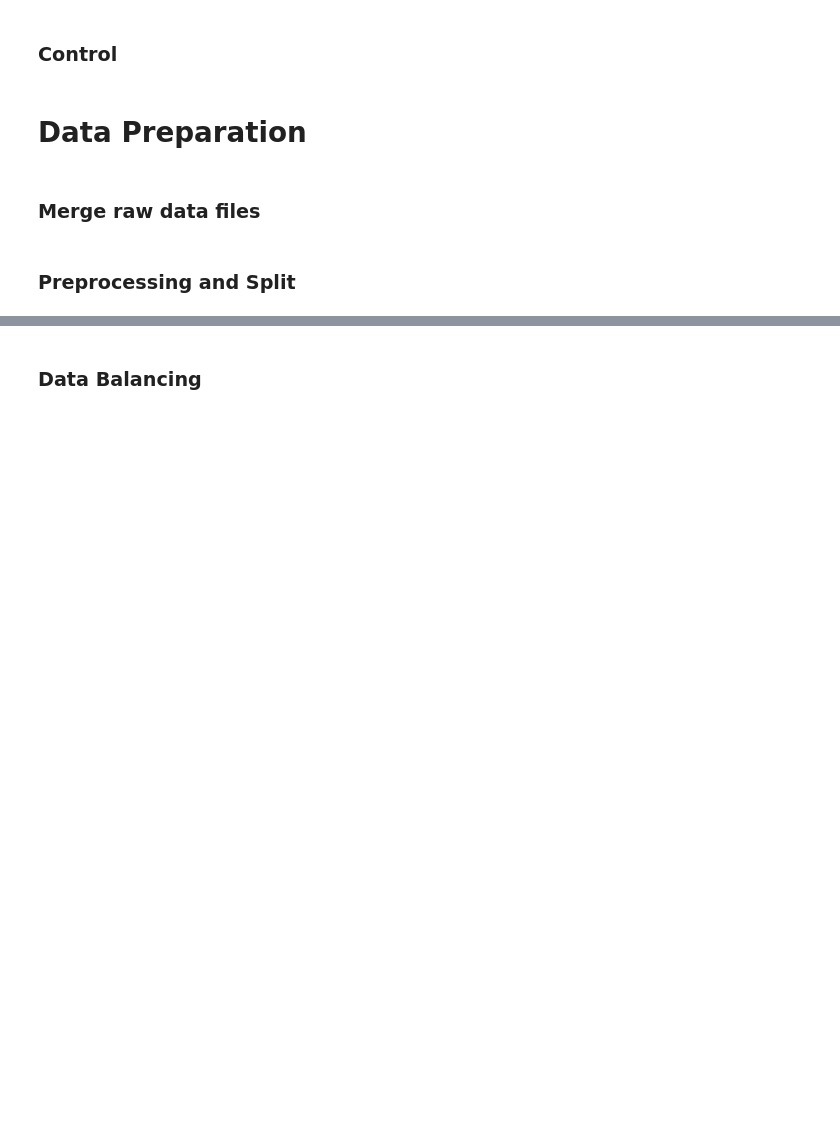
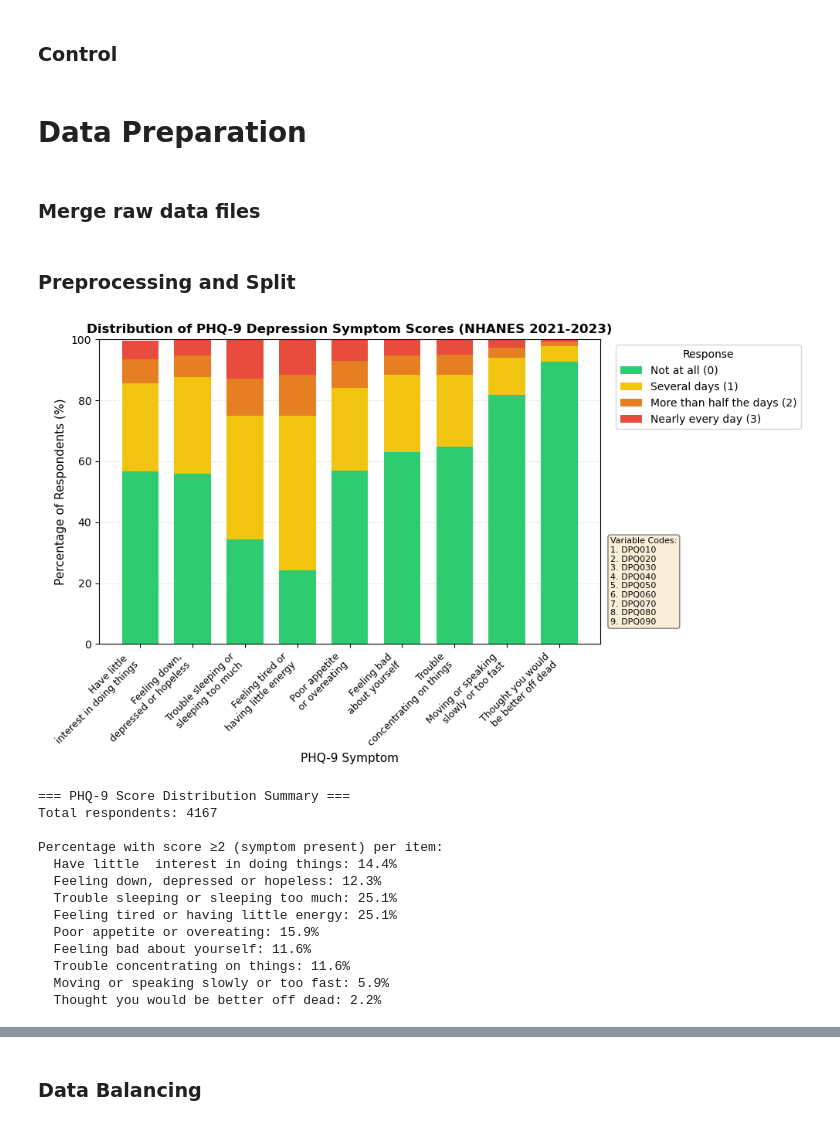
Before and after one commit to Jasperdetweede/DSAIT4020-A2, a Jupyter notebook: main.ipynb, the cells around one changed output, grey strips where cells are left out. Saved outputs shown, nothing was run; the diff lists cells and outputs as text; code cells hidden in the pictures; blank space fills up the shorter version.

Commit message:
Depression selection plot

```diff
--- a/main.ipynb
+++ b/main.ipynb
@@ -41,17 +42,4 @@ from preprocessing_depression import clean_and_preprocess_depression_data
 from preprocessing_insomnia import clean_and_preprocess_insomnia_data
 from preprocessing_electrical_circuit import gen_and_preprocess_ec_data
 
-if DATA == 'depression':
-    dataset = pd.read_csv(TARGET_FILE_PATH + '/depression_data.csv')
-    X_train, X_test, y_train, y_test, y_embed_train, y_embed_test = clean_and_preprocess_depression_data(dataset, RAW_DATA_FOLDER, TEST_SET_FRACTION, STATE, MISSING_VALUES_THRESHOLD)
-elif DATA == 'insomnia':
-    dataset = pd.read_csv(TARGET_FILE_PATH + '/insomnia_data.csv')
-    X_train, X_test, y_train, y_test, y_embed_train, y_embed_test = clean_and_preprocess_insomnia_data(dataset, RAW_DATA_FOLDER, TEST_SET_FRACTION, STATE, MISSING_VALUES_THRESHOLD)
-    DO_SMOTE = False
-elif DATA == 'electrical_circuit':
-    X_train, X_test, y_train, y_test, y_embed_train, y_embed_test = gen_and_preprocess_ec_data(SAMPLES_ELECTRICAL_CIRCUIT, TEST_SET_FRACTION, STATE)
-    DO_SMOTE = False
-else:
-    raise ValueError("Invalid dataset selected")
-
-#TODO Fix issue with the time columns SLQ300/310/320/330 in depression and processing
+dataset = pd.read_csv(TARGET_FILE_PATH + '/depression_data.csv')
@@ -67,0 +46,19 @@ if DATA == "insomnia":
+# %%
+from visualizations import plot_phq9_distribution
+
+plot_phq9_distribution(dataset, save_path='./visualizations/phq9_distribution.png')
+# %% [output]
+[figure, added]
+=== PHQ-9 Score Distribution Summary ===
+Total respondents: 4167
+
+Percentage with score ≥2 (symptom present) per item:
+  Have little  interest in doing things: 14.4%
+  Feeling down, depressed or hopeless: 12.3%
+  Trouble sleeping or sleeping too much: 25.1%
+  Feeling tired or having little energy: 25.1%
+  Poor appetite or overeating: 15.9%
+  Feeling bad about yourself: 11.6%
+  Trouble concentrating on things: 11.6%
+  Moving or speaking slowly or too fast: 5.9%
+  Thought you would be better off dead: 2.2%
```
Also changed, not shown: parts of 12 cells of this notebook, 2 other files.
